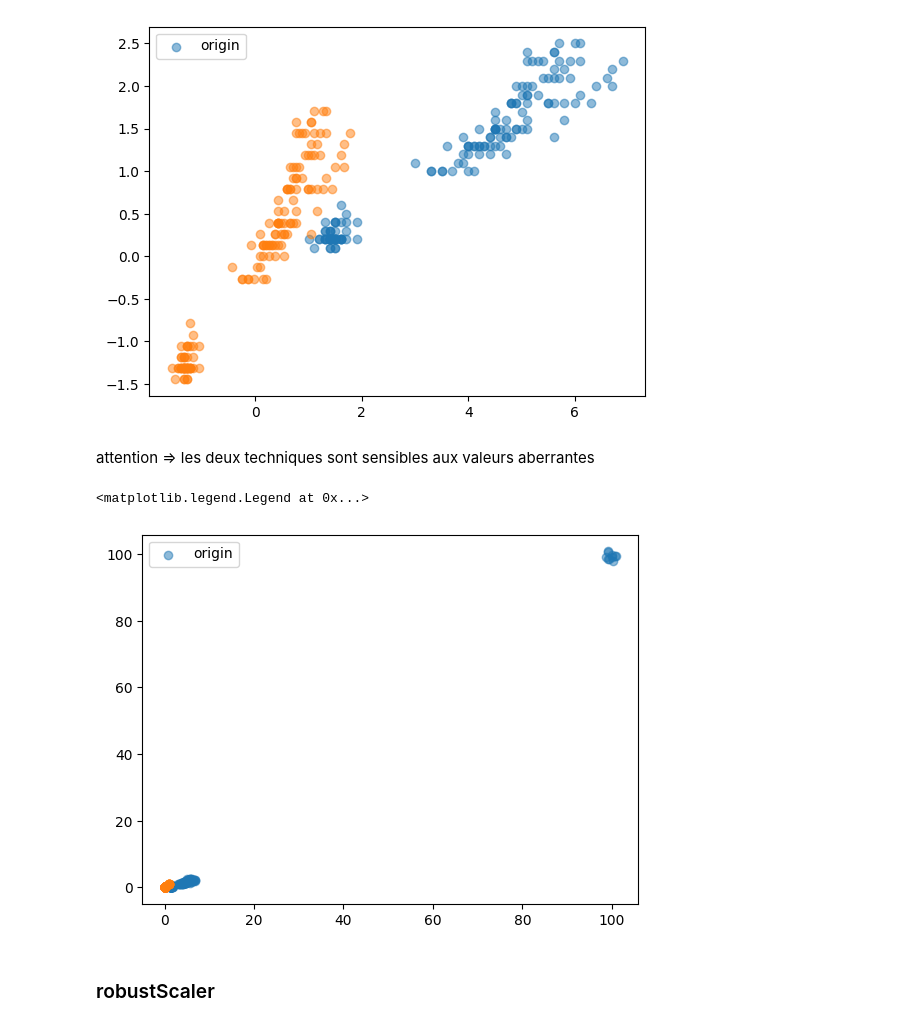
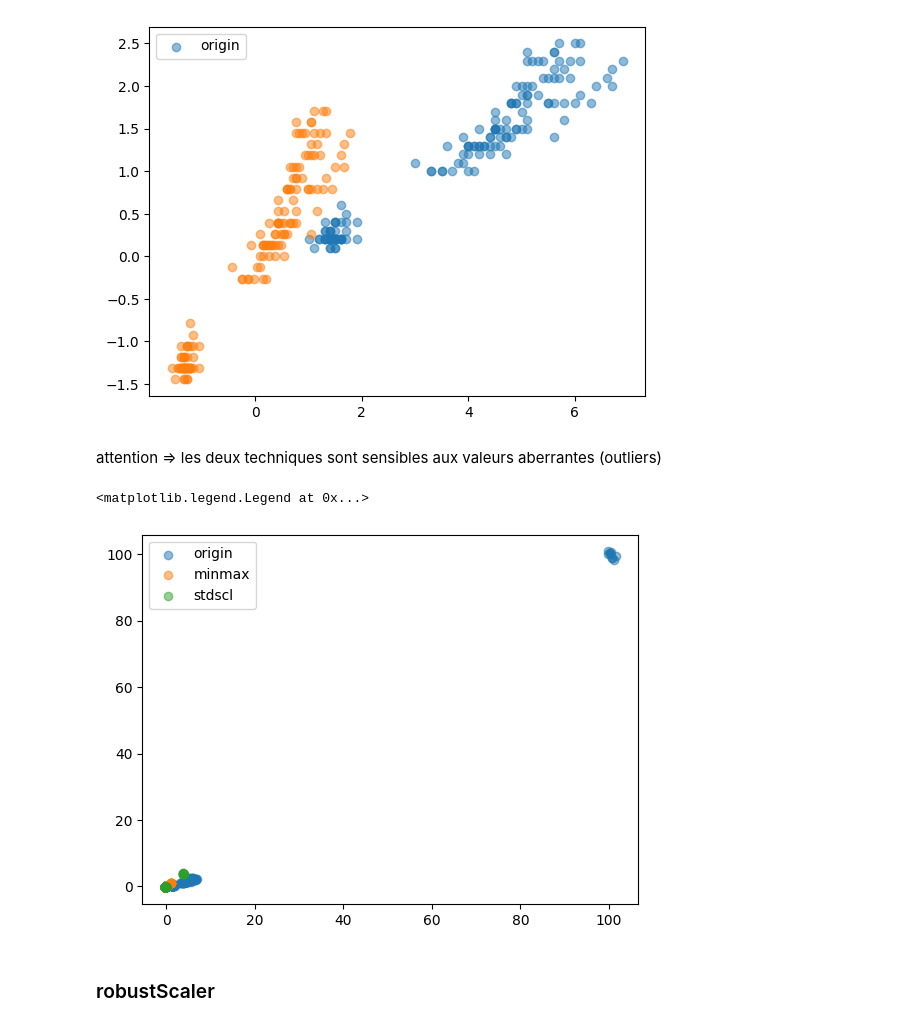
Before and after one commit to marcottemickyncrea/PythonWork, a Jupyter notebook: machine_learning_pre-processing_pipeline.ipynb, the cells around one changed output. Drawn from its saved outputs; the diff is of its cells as text; code cells hidden in the pictures.

```diff
--- a/machine_learning_pre-processing_pipeline.ipynb
+++ b/machine_learning_pre-processing_pipeline.ipynb
@@ -135,25 +135,27 @@ plt.legend()
 <matplotlib.legend.Legend at 0x...>
 [figure]
 # %% [markdown]
-attention => les deux techniques sont sensibles aux valeurs aberrantes
+attention => les deux techniques sont sensibles aux valeurs aberrantes (outliers)
 # %%
 from sklearn.datasets import load_iris
 iris = load_iris()
 
 X= iris.data
 
 outliers = np.full((10, 4), 100) + np.random.randn(10, 4)
 X = np.vstack((X, outliers))
 
 X_minmax = MinMaxScaler().fit_transform(X)
 X_stdscl = StandardScaler().fit_transform(X)
 
 plt.scatter(X[:, 2], X[:, 3], alpha = 0.5, label='origin')
-plt.scatter(X_minmax[:,2], X_minmax[:,3], alpha=0.5)
+plt.scatter(X_minmax[:,2], X_minmax[:,3], alpha=0.5, label='minmax')
+plt.scatter(X_stdscl[:,2], X_stdscl[:,3], alpha=0.5, label='stdscl')
+
 plt.legend()
 # %% [output]
 <matplotlib.legend.Legend at 0x...>
-[figure, old version]
+[figure, new version]
 # %% [markdown]
 ### robustScaler
 # %% [markdown]
```
Also changed, not shown: parts of 32 cells of this notebook, 4 other files.
